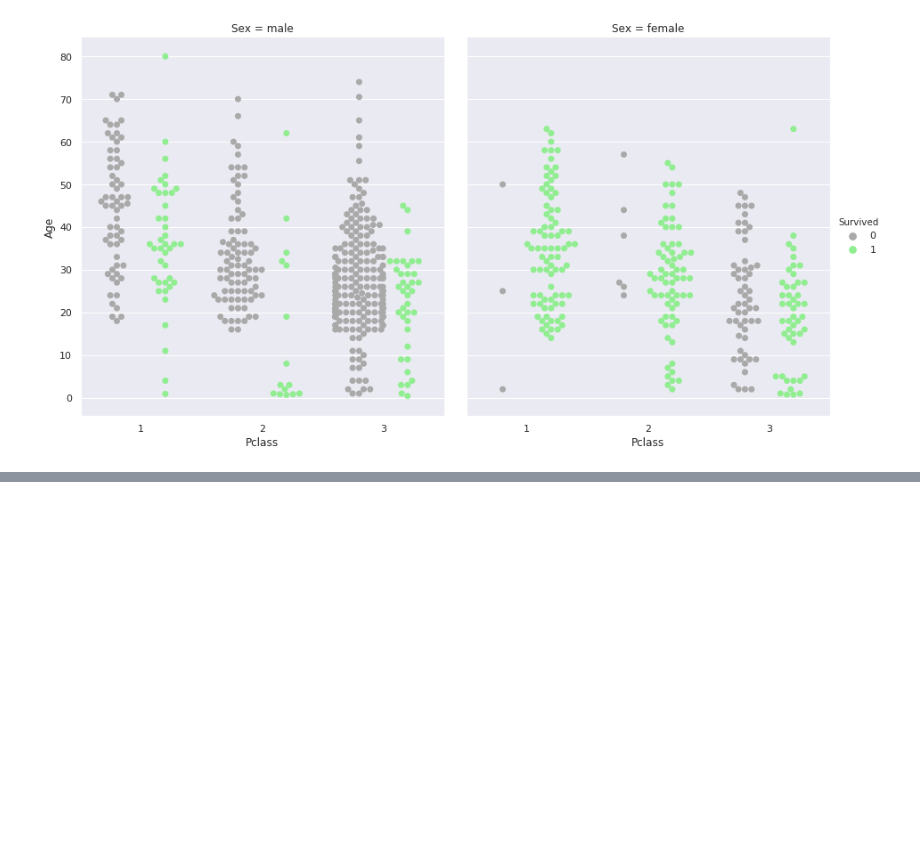
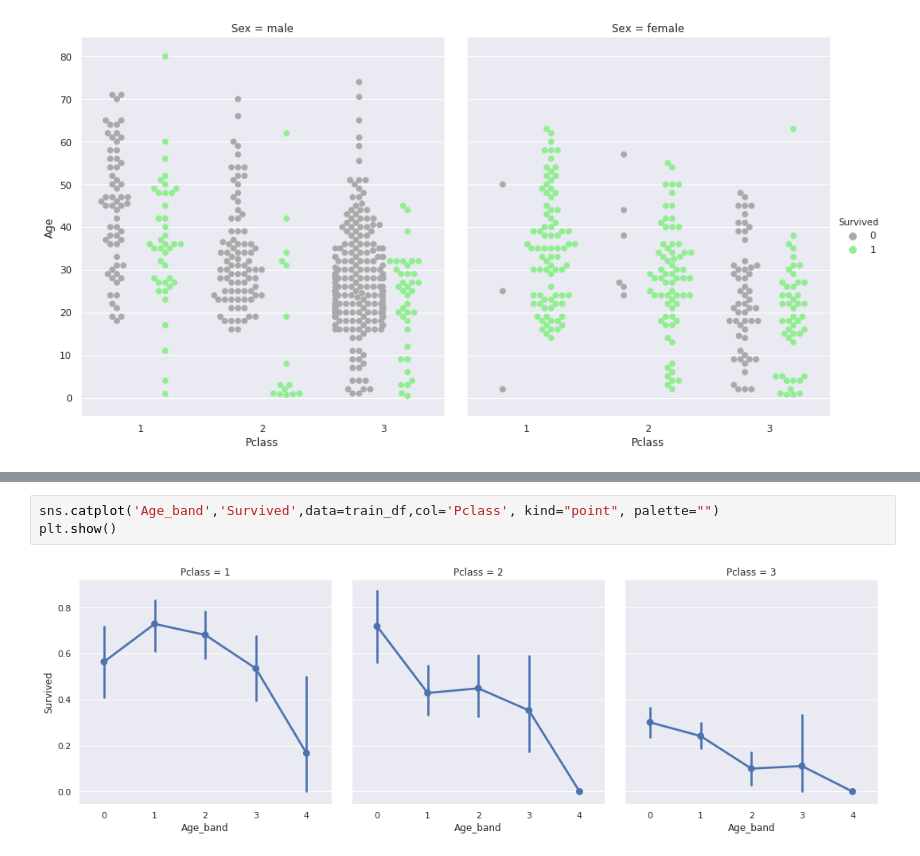
Before and after one commit to xcnkx/kaggle_titanic, a Jupyter notebook: notebooks/kaggle_titanic.ipynb, the cells around one changed output, grey strips where cells are left out. Saved outputs shown, nothing was run; the diff lists cells and outputs as text; blank space fills up the shorter version.

```diff
--- a/notebooks/kaggle_titanic.ipynb
+++ b/notebooks/kaggle_titanic.ipynb
@@ -258,0 +289,5 @@ g = sns.catplot(x="Pclass", y="Age", hue="Survived", col="Sex", data=train_df, k
+# %%
+sns.catplot('Age_band','Survived',data=train_df,col='Pclass', kind="point", palette="")
+plt.show()
+# %% [output]
+[figure, added]
```
Also changed, not shown: parts of 11 cells of this notebook.
